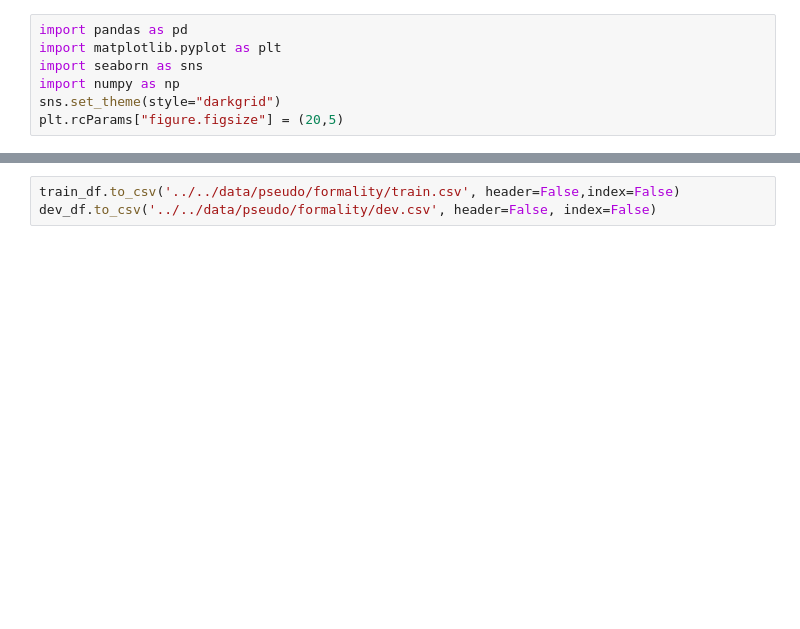
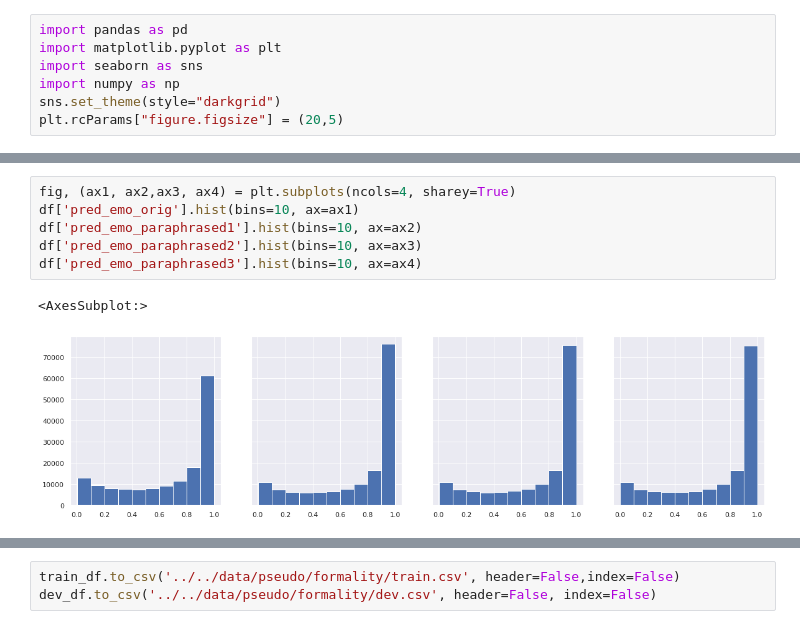
Before and after one commit to nuwandavek/marvin, a Jupyter notebook: ml/notebooks/pseudo_analysis/formality_new.ipynb, the cells around one changed output, grey strips where cells are left out. Cells and saved outputs as stored; diff of their text form; blank space fills up the shorter version.

```diff
--- a/ml/notebooks/pseudo_analysis/formality_new.ipynb
+++ b/ml/notebooks/pseudo_analysis/formality_new.ipynb
@@ -21,0 +39,9 @@ df.shape
+# %%
+fig, (ax1, ax2,ax3, ax4) = plt.subplots(ncols=4, sharey=True)
+df['pred_emo_orig'].hist(bins=10, ax=ax1)
+df['pred_emo_paraphrased1'].hist(bins=10, ax=ax2)
+df['pred_emo_paraphrased2'].hist(bins=10, ax=ax3)
+df['pred_emo_paraphrased3'].hist(bins=10, ax=ax4)
+# %% [output]
+<AxesSubplot:>
+[figure, added]
```
Also changed, not shown: parts of 32 cells of this notebook, 5 other files.
